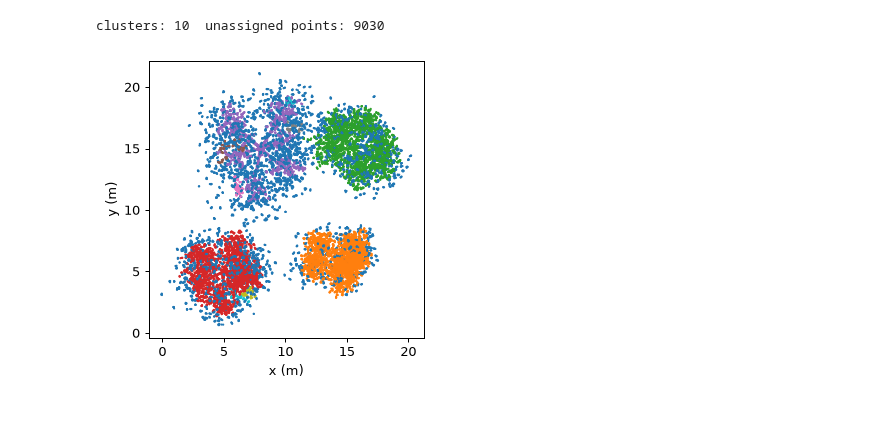
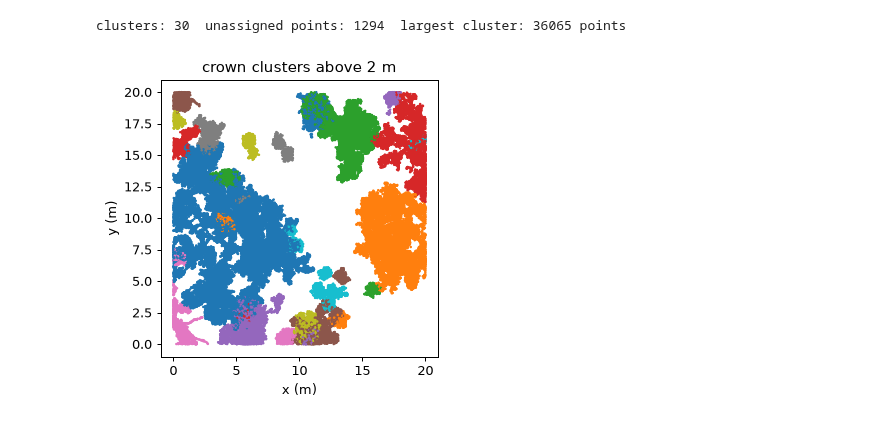
Before and after one commit to UQ-EORC/Sylva, a Jupyter notebook: docs/examples/02_filtering.ipynb, the cells around one changed output. Cells and saved outputs as stored; diff of their text form; code cells hidden in the pictures.

```diff
--- a/docs/examples/02_filtering.ipynb
+++ b/docs/examples/02_filtering.ipynb
@@ -5,10 +6,13 @@ Thinning, cropping, outlier removal and local geometry from `sylva.filters`.
 # %%
+from pathlib import Path
+
 import numpy as np
 import matplotlib.pyplot as plt
 import sylva
 from sylva import synthetic
 
+DATA = Path("data")          # the Litchfield tile, cut by make_litch_subset.py
 plt.rcParams.update({"figure.dpi": 90, "figure.figsize": (7, 4), "axes.grid": False})
 from sylva import filters
 
-cloud = synthetic.forest()
+cloud = sylva.read(DATA / "litch_tile.laz")
@@ -81,10 +113,10 @@ fig.colorbar(s, ax=ax, shrink=0.8);
 # %%
-above = cloud[cloud.z - synthetic.terrain_height(cloud.x, cloud.y) > 0.5]
-above = filters.voxel_downsample(above, 0.1)
-labels = filters.euclidean_clusters(above.xyz, radius=0.35, min_points=50)
-print("clusters:", labels.max() + 1, " unassigned points:", np.sum(labels < 0))
-plt.scatter(above.x, above.y, c=labels, s=0.5, cmap="tab10")
-plt.gca().set(aspect="equal", xlabel="x (m)", ylabel="y (m)");
+above = filters.voxel_downsample(cloud[cloud.z > 2.0], 0.15)
+labels = filters.euclidean_clusters(above.xyz, radius=0.4, min_points=200)
+print("clusters:", labels.max() + 1, " unassigned points:", int(np.sum(labels < 0)),
+      " largest cluster:", int(np.sum(labels == 0)), "points")
+plt.scatter(above.x, above.y, c=np.where(labels < 0, np.nan, labels % 10), s=1.0, cmap="tab10")
+plt.gca().set(aspect="equal", xlabel="x (m)", ylabel="y (m)", title="crown clusters above 2 m");
 # %% [output]
-clusters: 10  unassigned points: 9030
+clusters: 30  unassigned points: 1294  largest cluster: 36065 points
-[figure, old version]
+[figure, new version]
```
Also changed, not shown: parts of 16 cells of this notebook, 14 other files.
